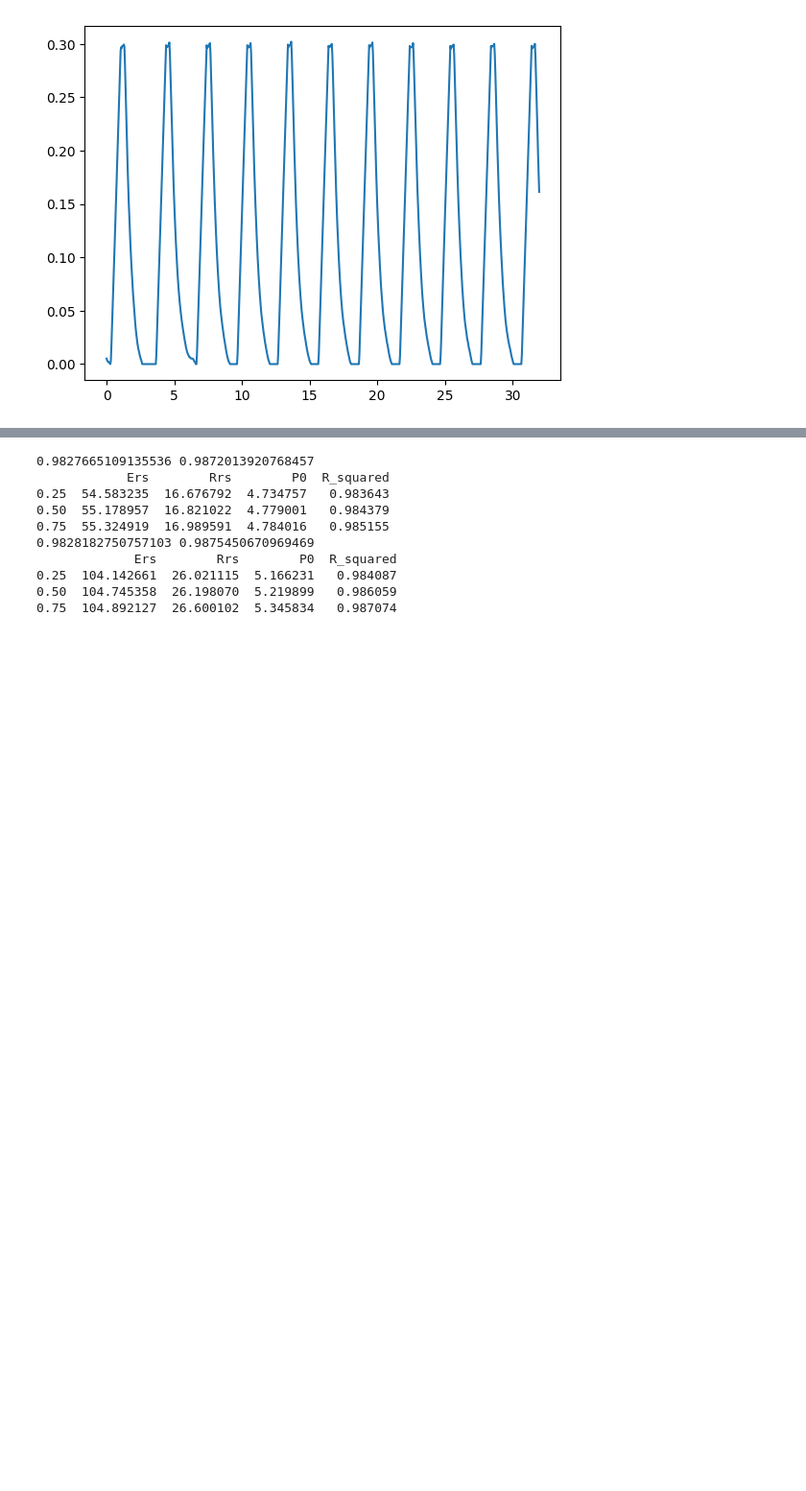
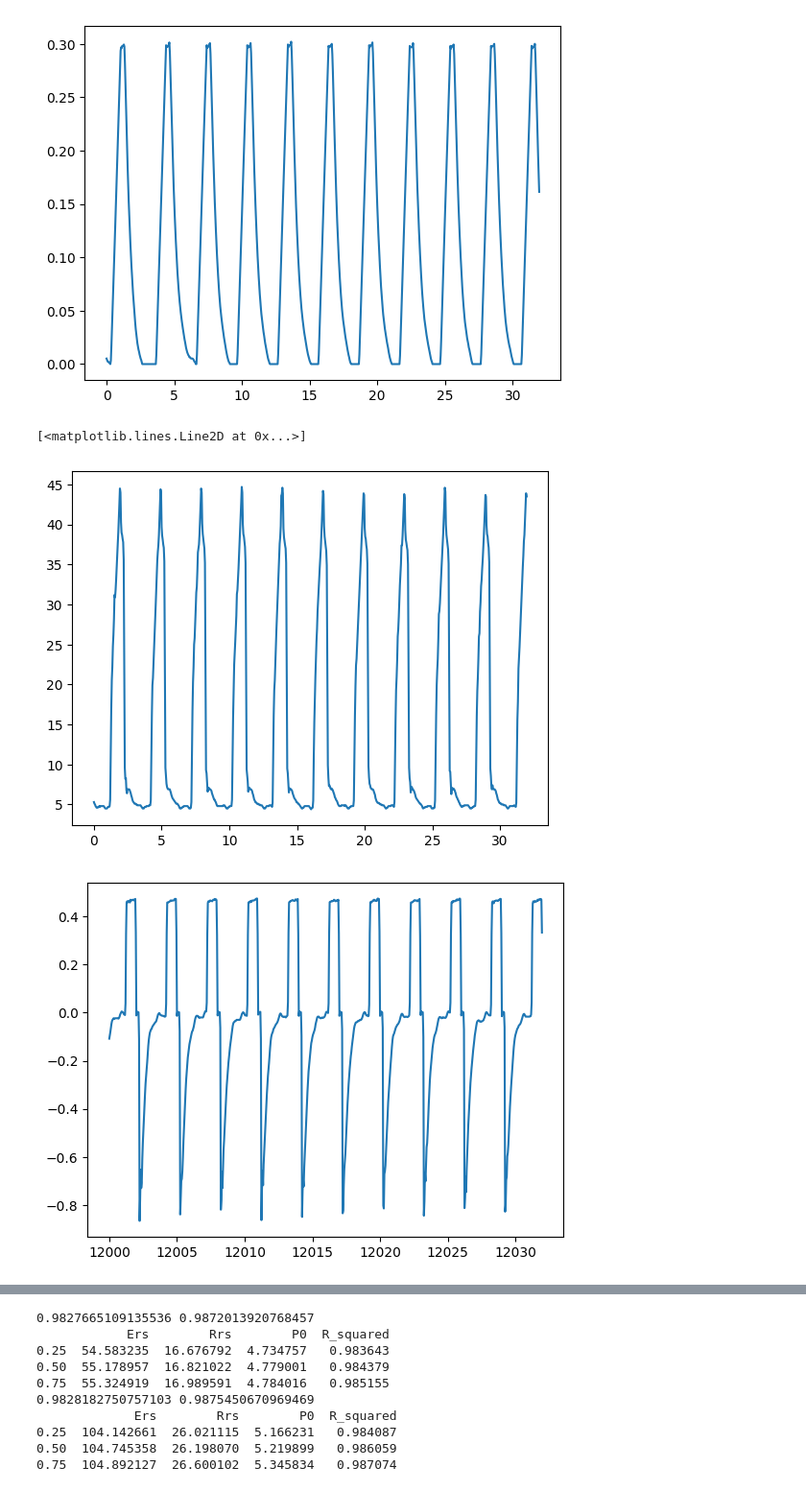
Before and after one commit to julienbrandoit/GBIO0014-2---ARDS-and-healthy-lungs-analysis, a Jupyter notebook: project.ipynb, the cells around one changed output, grey strips where cells are left out. Shown at 96% size. Cells and saved outputs as stored; diff of their text form; code cells hidden in the pictures; blank space fills up the shorter version.

```diff
--- a/project.ipynb
+++ b/project.ipynb
@@ -104,3 +110,15 @@ plt.plot(Control_data['t'] - Control_data['t'][0], Control_data['V'], label="Con
 [figure]
 [figure]
 [figure]
+# %%
+plt.figure()
+plt.plot(ARDS_data['t'] - ARDS_data['t'][0], ARDS_data['P'], label="ARDS data")
+plt.figure()
+plt.plot(ARDS_data['t'] - Control_data['t'][0], ARDS_data['Q'], label="ARDS data")
+
+plt.figure()
+plt.plot(ARDS_data['t'] - ARDS_data['t'][0], ARDS_data['V'], label="ARDS data")
+# %% [output]
+[<matplotlib.lines.Line2D at 0x...>]
+[figure, added]
+[figure, added]
```
Also changed, not shown: parts of 8 cells of this notebook, 10 other files.
